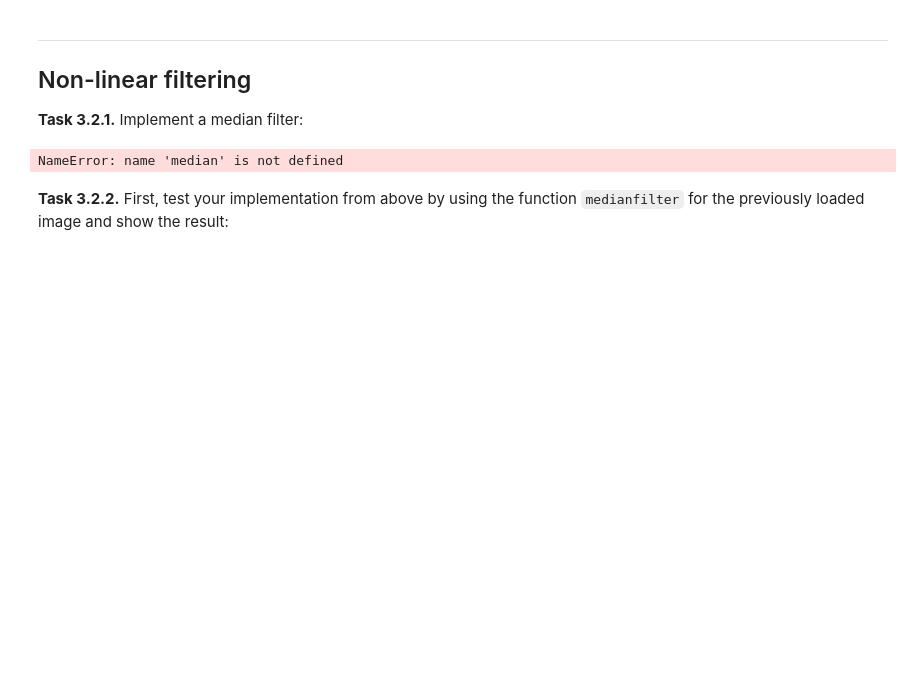
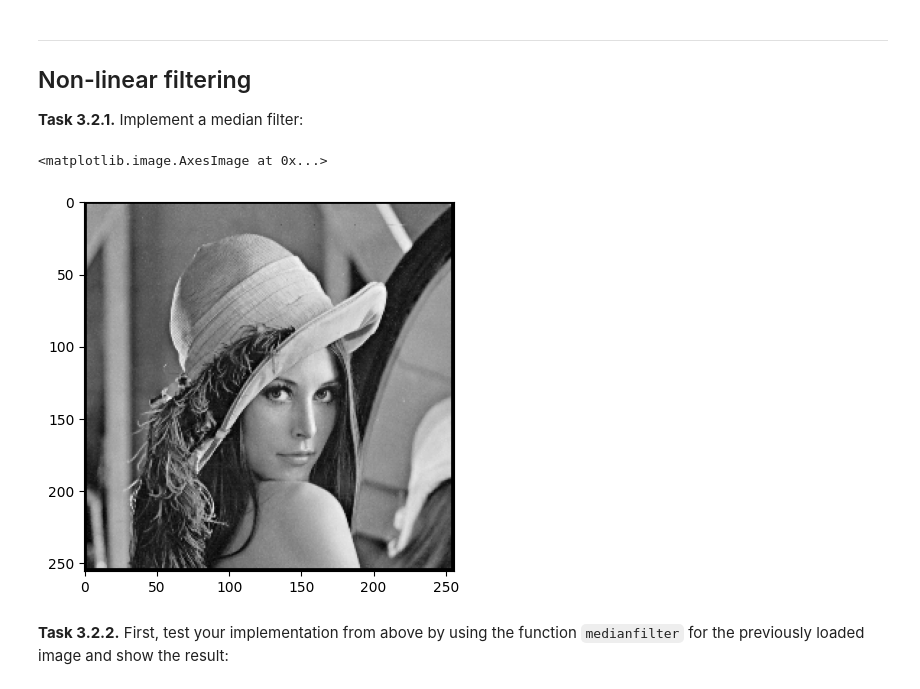
Before and after one commit to josephreyy/mobi-fs3-python, a Jupyter notebook: task3.ipynb, the cells around one changed output. Saved outputs shown, nothing was run; the diff lists cells and outputs as text; code cells hidden in the pictures; blank space fills up the shorter version.

```diff
--- a/task3.ipynb
+++ b/task3.ipynb
@@ -60,42 +60,34 @@ plt.imshow(img_5,'gray')
 
 **<a id="#">Task 3.2.1.</a>** Implement a median filter:
 # %%
-import statistics
-def medianfilter(img, size):
-    result = numpy.zeros(img.shape)
-    # write your code here
-    return result
-
-def median
-
+img = plt.imread('data/lena.png')
 def medianfilter(img,size):
     result_median=numpy.zeros(img.shape)
     n=(size-1)//2
     for p in numpy.ndindex(img.shape):
         if (n<=p[0]<img.shape[0]-n) and (n<=p[1]<img.shape[1]-n):
             median_list = list()
             for q in numpy.ndindex(size,size):
-                median_list.append(img[p[0]+q[0]-n,p[1]+q[1]-n]):
-                median_list.sort[]
-            result_median[p] = median_list[len(medianlist)//2]
+                median_list.append(img[p[0]+q[0]-n, p[1]+q[1]-n])
+            result_median[p] = median_list[len(median_list)//2]
     return result_median
 
 
-def medianfilter(img, size):
+#def medianfilter1(img, size):
     img_meanfil = numpy.zeros(img.shape)
     n = (size - 1) // 2
     for p in numpy.ndindex(img.shape):
         if (n <= p[0] < img.shape[0] - n and n <= p[1] < img.shape[1] - n):
-            median_liste = list[]
+            median_liste = list()
             for q in numpy.ndindex(size, size):
-                median_liste.append(img[p[0] + q[0] - n, p[1] + q[1] - n]):
-            img_meanfil[p[0], p[1]] = median(neighborhood_sum)
+                median_liste.append(img[p[0] + q[0] - n, p[1] + q[1] - n])
+            img_meanfil[p] = median_liste[len(median_liste)//2]
     return img_meanfil
 
-img_mean_a = medianfilter(img,5)
-plt.figure(figsize=(15,8))
-plt.imshow(img_mean_a,'gray')
+img1 = medianfilter(plt.imread('data/lena.png'),5)
+plt.imshow(img1,'gray')
 # %% [output]
-NameError: name 'median' is not defined
+<matplotlib.image.AxesImage at 0x...>
+[figure, added]
 # %% [markdown]
 **<a id="#">Task 3.2.2.</a>** First, test your implementation from above by using the function `medianfilter` for the previously loaded image and show the result:
```
Also changed, not shown: parts of 7 cells of this notebook.
